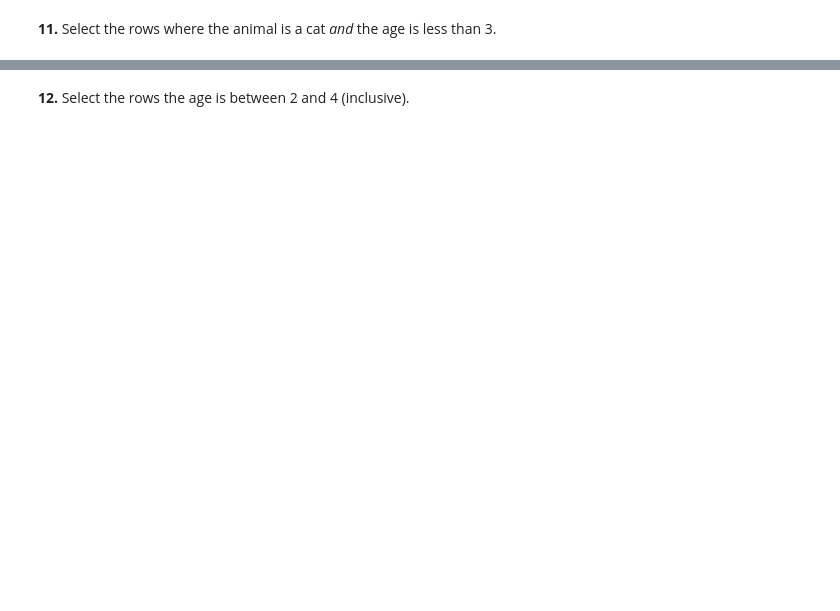
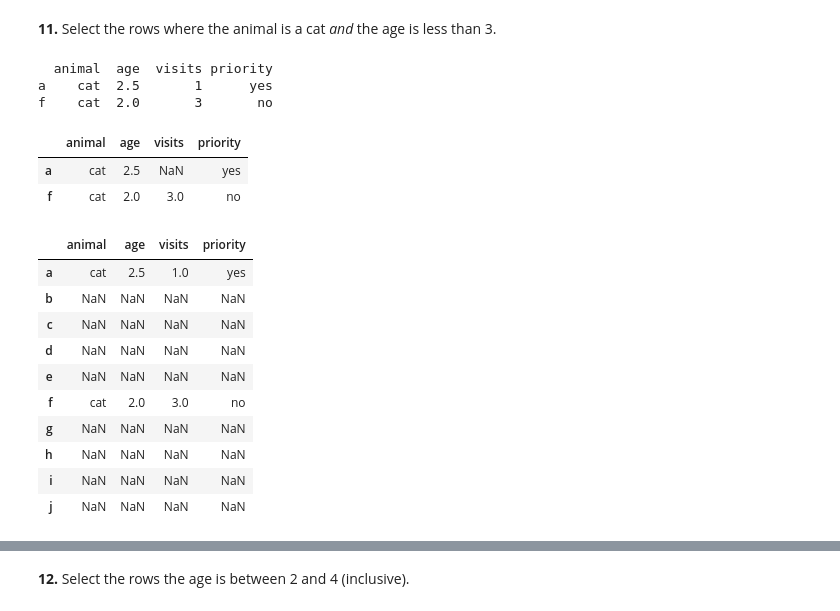
Before and after one commit to AlhousseineDiallo/100-pandas-puzzles, a Jupyter notebook: 100-pandas-puzzles.ipynb, the cells around one changed output, grey strips where cells are left out. Drawn from its saved outputs; the diff is of its cells as text; code cells hidden in the pictures; blank space fills up the shorter version.

Commit message:
Answers from the 11 th question to the 21 th question start of the technical questions

```diff
--- a/100-pandas-puzzles.ipynb
+++ b/100-pandas-puzzles.ipynb
@@ -301,0 +183,3 @@ df[df.apply(func=lambda row: pd.isna(obj=row['age']), axis=1)]
+# %%
+# 2 nd method
+df.query(expr="age < 3 and animal == 'cat'", inplace=False)
@@ -301,0 +192,12 @@ df[df.apply(func=lambda row: pd.isna(obj=row['age']), axis=1)]
+# %%
+# let's try to use the method iterrows to solve this question
+a = []
+for ind, row in df.iterrows():
+    if row['age'] < 3 and row['animal'] == 'cat':
+        a.append(row)
+
+print(pd.DataFrame(data=a))
+# %% [output]
+  animal  age  visits priority
+a    cat  2.5       1      yes
+f    cat  2.0       3       no
@@ -301,0 +208,23 @@ df[df.apply(func=lambda row: pd.isna(obj=row['age']), axis=1)]
+# %%
+# let's try to use the where method of pandas
+df.where(cond=(df['age'] < 3) & (df['animal'] == 'cat'), other=np.nan, inplace=False).dropna(how='all', axis=0, subset=None, ignore_index=False, inplace=False)
+# %% [output]
+|  | animal | age | visits | priority |
+| a | cat | 2.5 | NaN | yes |
+| f | cat | 2.0 | 3.0 | no |
+# %%
+df.loc['a', 'visits'] = np.nan
+# %%
+df.where(cond=(df['age'] < 3) & (df['animal'] == 'cat'), other=np.nan, axis=None, inplace=False)
+# %% [output]
+|  | animal | age | visits | priority |
+| a | cat | 2.5 | 1.0 | yes |
+| b | NaN | NaN | NaN | NaN |
+| c | NaN | NaN | NaN | NaN |
+| d | NaN | NaN | NaN | NaN |
+| e | NaN | NaN | NaN | NaN |
+| f | cat | 2.0 | 3.0 | no |
+| g | NaN | NaN | NaN | NaN |
+| h | NaN | NaN | NaN | NaN |
+| i | NaN | NaN | NaN | NaN |
+| j | NaN | NaN | NaN | NaN |
```
Also changed, not shown: parts of 93 cells of this notebook, 1 other file.
